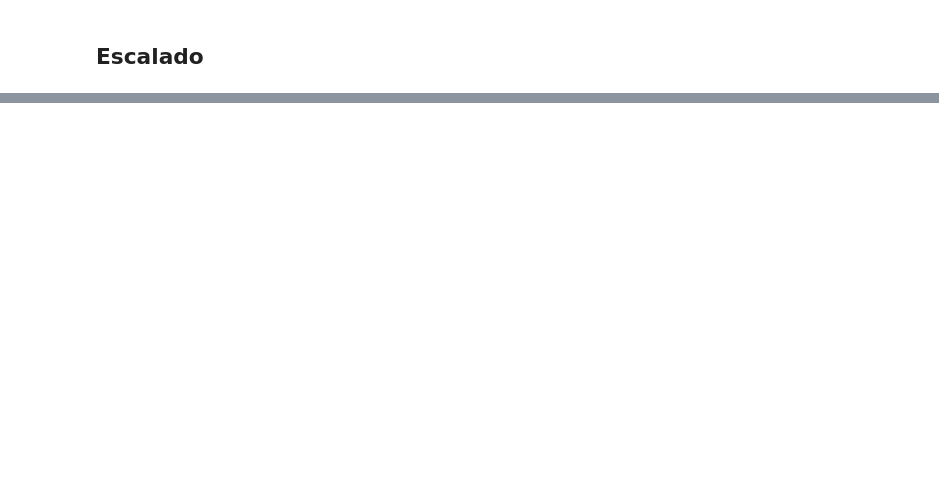
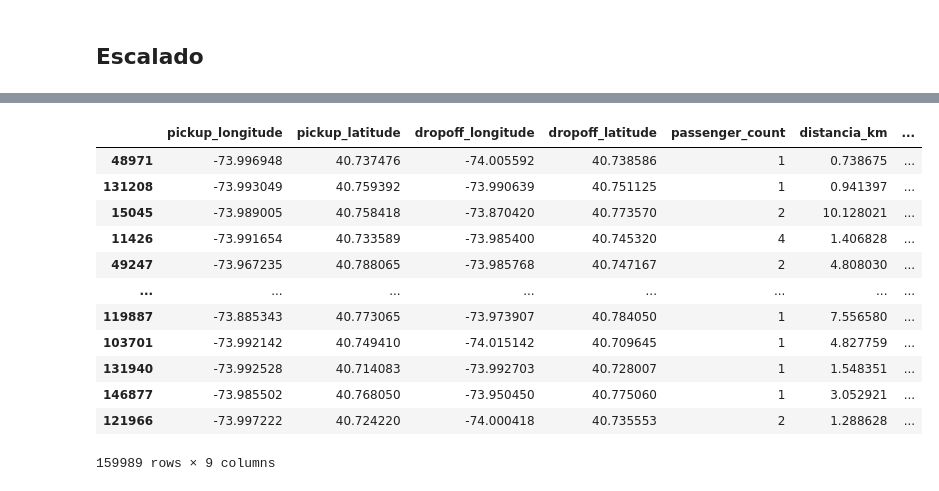
Before and after one commit to FefeTroanes/AA1-TUIA-2025C2-Molina-Romano-Troanes, a Jupyter notebook: TP-Regresion-AA1-2025C1.ipynb, the cells around one changed output, grey strips where cells are left out. Cells and saved outputs as stored; diff of their text form; code cells hidden in the pictures; blank space fills up the shorter version.

```diff
--- a/TP-Regresion-AA1-2025C1.ipynb
+++ b/TP-Regresion-AA1-2025C1.ipynb
@@ -479,0 +572,12 @@ plt.show()
+# %%
+# eliminar columnas key, date
+X_train_limpio = X_train.drop(['key', 'date', 'fecha_hora','pickup_datetime'], axis=1)
+X_test_limpio = X_test.drop(['key', 'date','pickup_datetime'], axis=1)
+# %%
+label_encoder = LabelEncoder()
+
+X_train_limpio['period_of_the_day'] = label_encoder.fit_transform(X_train_limpio['period_of_the_day'])
+
+# Verificar los resultados
+print(X_train_limpio['period_of_the_day'].head())
+print(label_encoder.classes_)
@@ -480,2 +592,18 @@ plt.show()
+# %%
+X_train_limpio
+# %% [output]
+|  | pickup_longitude | pickup_latitude | dropoff_longitude | dropoff_latitude | passenger_count | distancia_km | ... |
+| 48971 | -73.996948 | 40.737476 | -74.005592 | 40.738586 | 1 | 0.738675 | ... |
+| 131208 | -73.993049 | 40.759392 | -73.990639 | 40.751125 | 1 | 0.941397 | ... |
+| 15045 | -73.989005 | 40.758418 | -73.870420 | 40.773570 | 2 | 10.128021 | ... |
+| 11426 | -73.991654 | 40.733589 | -73.985400 | 40.745320 | 4 | 1.406828 | ... |
+| 49247 | -73.967235 | 40.788065 | -73.985768 | 40.747167 | 2 | 4.808030 | ... |
+| ... | ... | ... | ... | ... | ... | ... | ... |
+| 119887 | -73.885343 | 40.773065 | -73.973907 | 40.784050 | 1 | 7.556580 | ... |
+| 103701 | -73.992142 | 40.749410 | -74.015142 | 40.709645 | 1 | 4.827759 | ... |
+| 131940 | -73.992528 | 40.714083 | -73.992703 | 40.728007 | 1 | 1.548351 | ... |
+| 146877 | -73.985502 | 40.768050 | -73.950450 | 40.775060 | 1 | 3.052921 | ... |
+| 121966 | -73.997222 | 40.724220 | -74.000418 | 40.735553 | 2 | 1.288628 | ... |
+159989 rows × 9 columns
 # %%
 # Utilizamos escalado robusto
```
Also changed, not shown: parts of 10 cells of this notebook.
